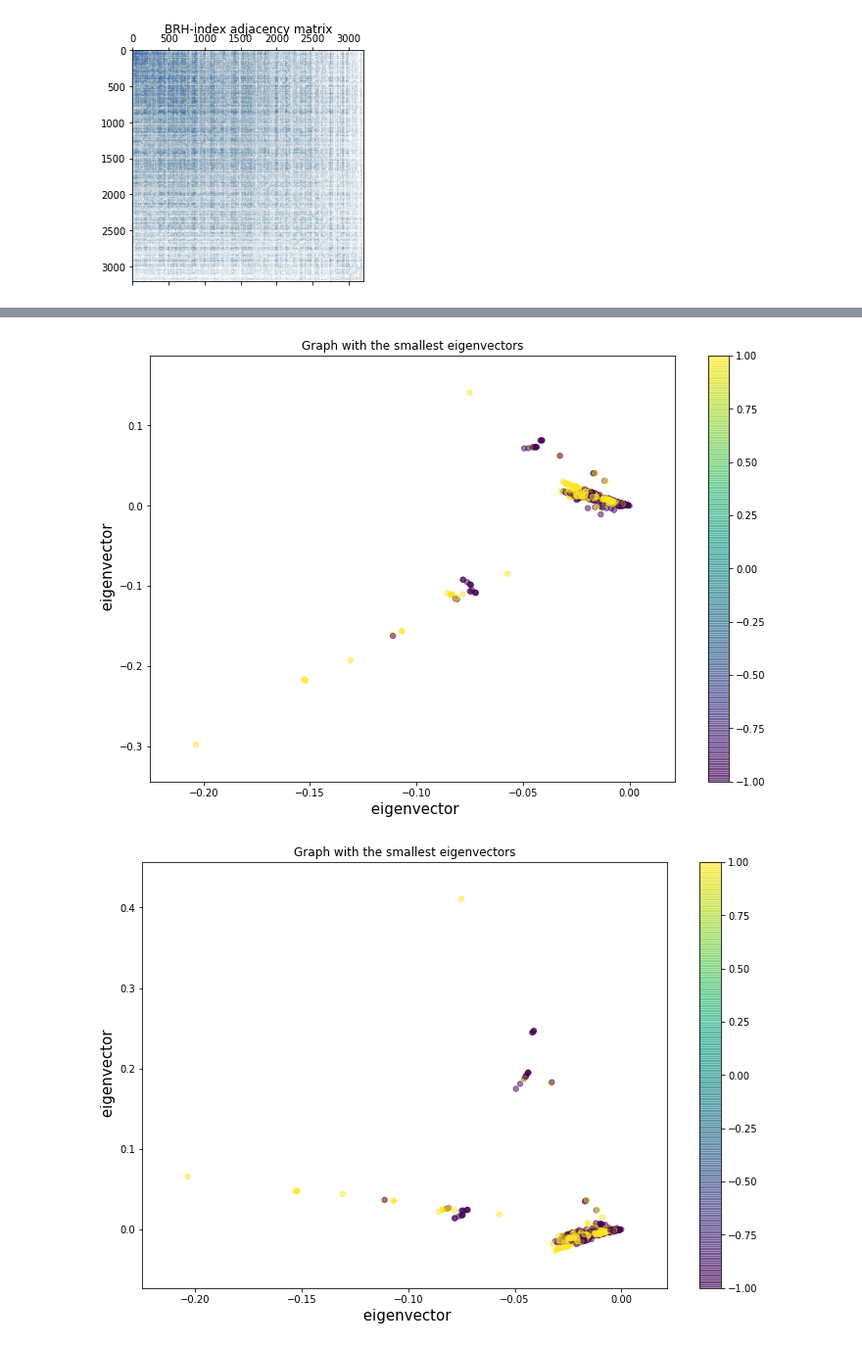
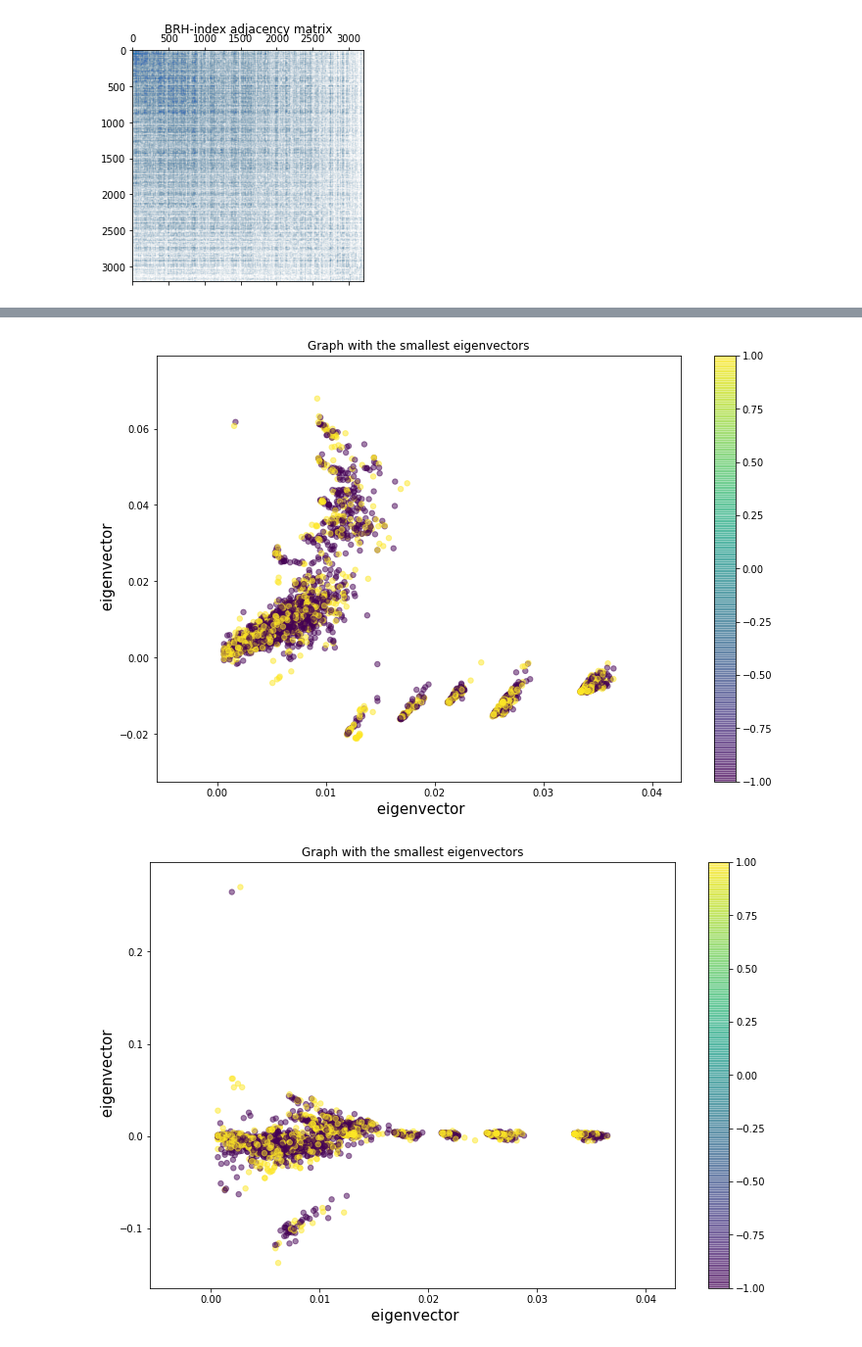
Before and after one commit to rocari96/NTDS-project, a Jupyter notebook: notebook.ipynb, the cells around one changed output, grey strips where cells are left out. Shown at 98% size. Saved outputs shown, nothing was run; the diff lists cells and outputs as text; code cells hidden in the pictures.

```diff
--- a/notebook.ipynb
+++ b/notebook.ipynb
@@ -678,7 +679,7 @@ plt.tight_layout()
 # %% [output]
 [figure]
 # %%
-bc_nparray_brh, nodes_bc_brh = compute_bc('nodes_bc_brh_', adjacency,)
+bc_nparray_brh, nodes_bc_brh = compute_bc('bc_nparray.npy', adjacency_brh)
 # %%
 n_nodes_bc_brh = len(nodes_bc_brh)
 
@@ -779,5 +780,5 @@ plt.colorbar(nx_nodes);
 # %%
-label_threshold = 5
+label_threshold = 2.5
 # %%
 #Creation of binary labels, depending on the "earning threshold"
 def labels_creation_brh(threshold):
@@ -824,14 +826,14 @@ plt.colorbar(nx_nodes);
 # %%
-for i in range(5):
-    for j in range(i+1,5):
+for i in range(3):
+    for j in range(i+1,3):
         plt.figure(figsize=(12,8))
         coords = U_norm_brh[:,[index_eig[i], index_eig[j]]]
         nx_nodes = nx.draw_networkx_nodes(G_brh, coords,alpha=0.5 ,node_size=29, node_color=labels_bc_brh)
         nx.draw_networkx_edges(G_brh, coords, alpha=0.0001)
         plt.title('Graph with the smallest eigenvectors')
         plt.xlabel(' eigenvector', fontsize=15);
         plt.ylabel(' eigenvector', fontsize=15);
         plt.colorbar(nx_nodes);
 # %% [output]
-[figure, old version]
+[figure, new version]
-[figure, old version]
+[figure, new version]
```
Also changed, not shown: parts of 20 cells of this notebook, 5 other files.
